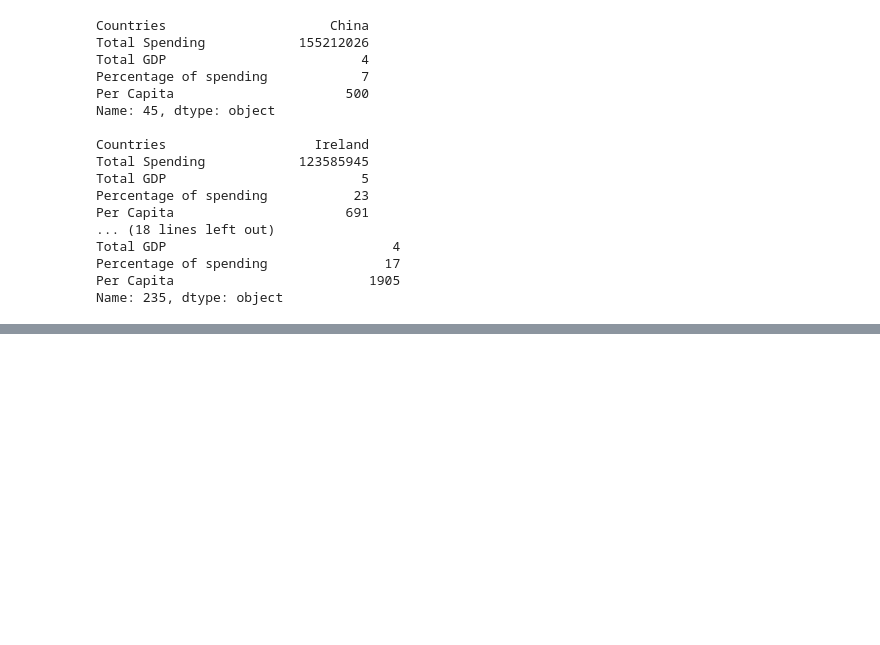
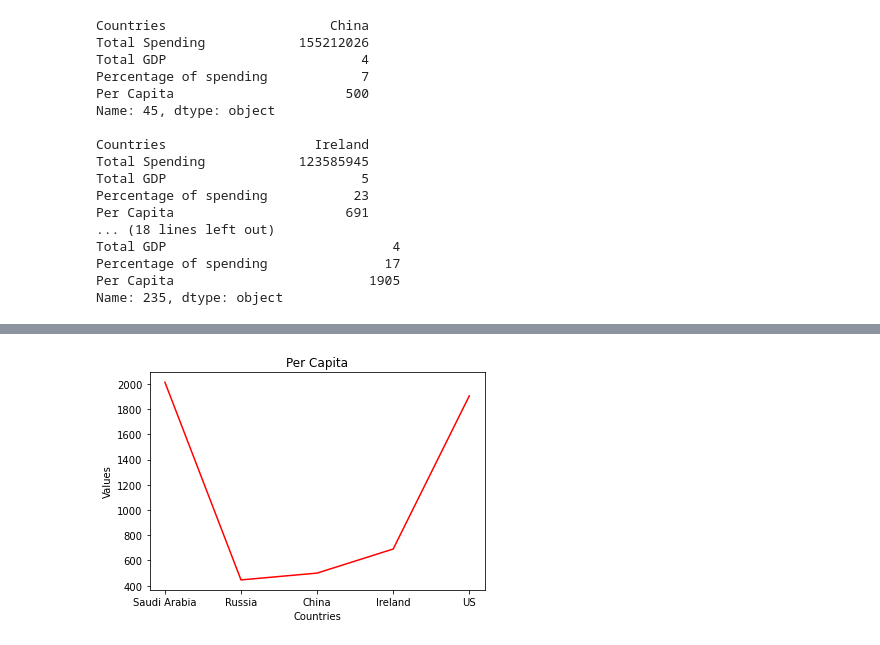
Before and after one commit to KenLin765/PfDA_Project, a Jupyter notebook: Main.ipynb, the cells around one changed output, grey strips where cells are left out. Cells and saved outputs as stored; diff of their text form; code cells hidden in the pictures; blank space fills up the shorter version.

```diff
--- a/Main.ipynb
+++ b/Main.ipynb
@@ -311,0 +375,19 @@ I am going to take the 5 countries and compare their 5 shares, in comparison to
+# %%
+Countries = ['Saudi Arabia', 'Russia', 'China', 'Ireland', 'US']
+
+Capita = [2013, 446, 500, 691, 1905]
+
+# Set my two arrays, as the country and the figure
+
+# plotting
+plt.title("Per Capita")
+# Gave title to code
+plt.xlabel("Countries")
+# Put countries as the x label
+plt.ylabel("Values")
+# Put Values as Y label
+plt.plot(Countries, Capita, color ="red")
+# Plotted graph and made red
+plt.show()
+# %% [output]
+[figure, added]
```
Also changed, not shown: parts of 20 cells of this notebook.
